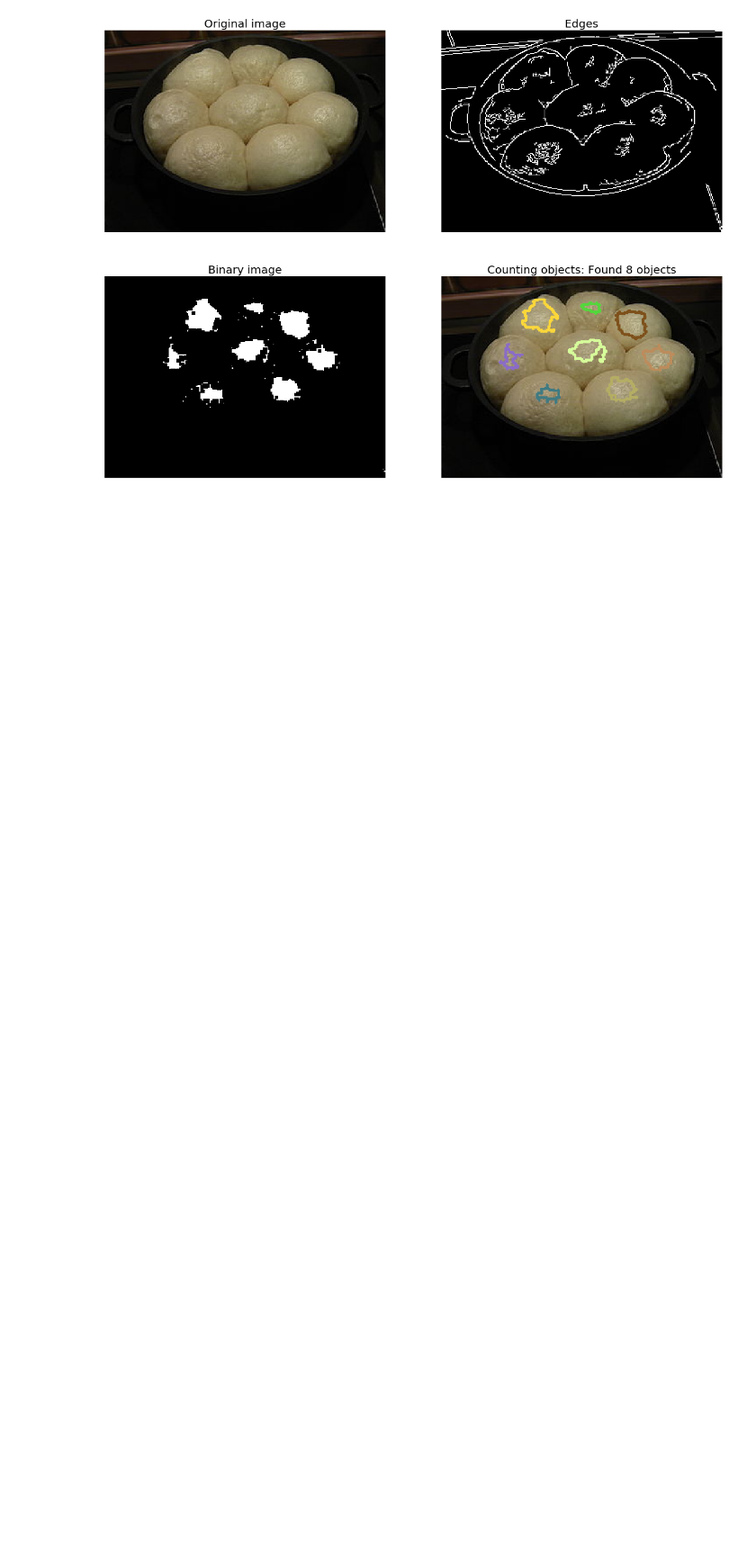
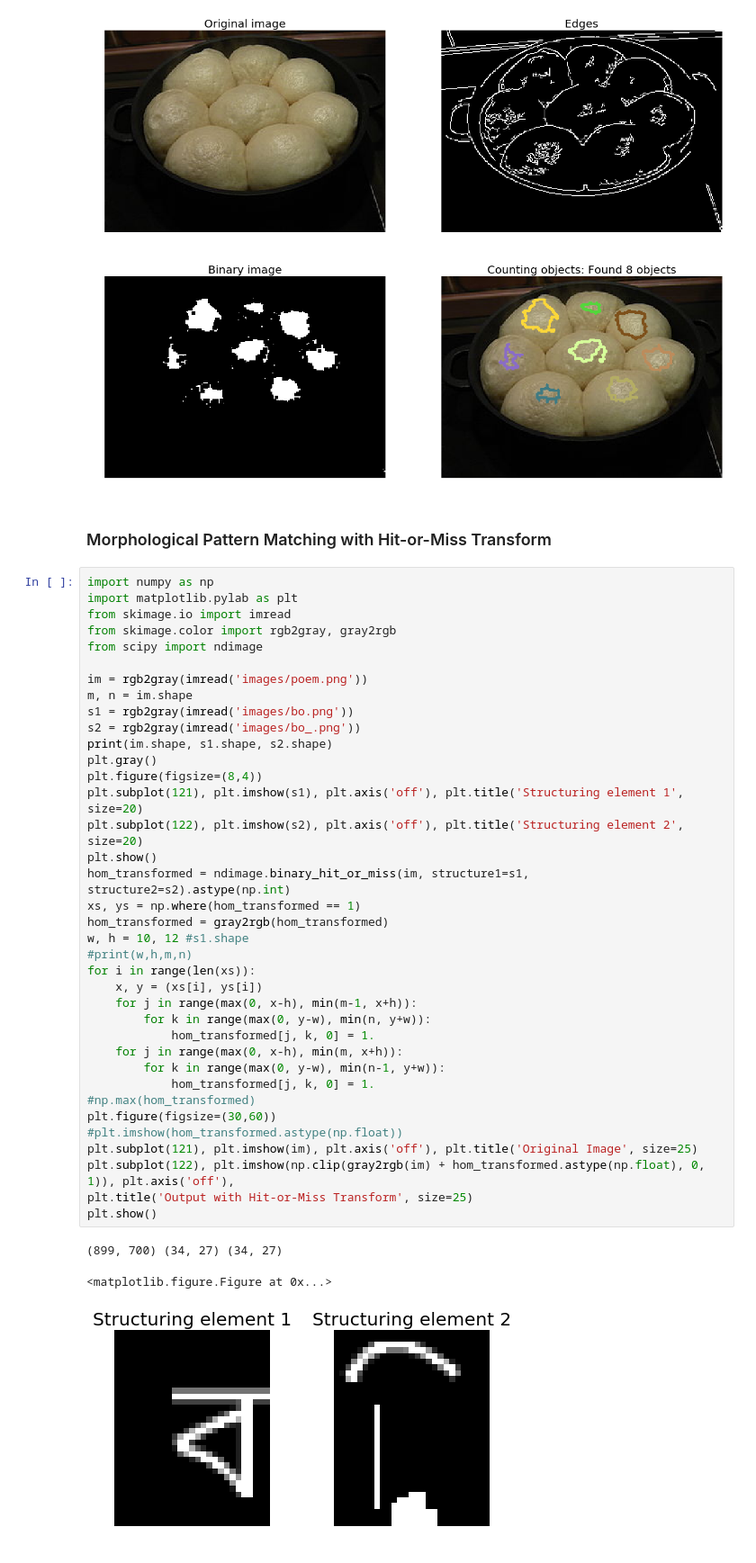
Before and after one commit to PacktPublishing/Python-Image-Processing-Cookbook, a Jupyter notebook: Chapter 04/Chapter 04.ipynb, the cells around one changed output. Shown: that part at 90% size. Saved outputs shown, nothing was run; the diff lists cells and outputs as text; blank space fills up the shorter version.

```diff
--- a/Chapter 04/Chapter 04.ipynb
+++ b/Chapter 04/Chapter 04.ipynb
@@ -39,3 +39,46 @@ plt.subplot(224), plt.imshow(cv2.cvtColor(output, cv2.COLOR_BGR2RGB)), plt.axis(
 plt.show()
 # %% [output]
 [figure]
+# %% [markdown]
+### Morphological Pattern Matching with Hit-or-Miss Transform
+# %%
+import numpy as np
+import matplotlib.pylab as plt
+from skimage.io import imread
+from skimage.color import rgb2gray, gray2rgb
+from scipy import ndimage
+
+im = rgb2gray(imread('images/poem.png'))
+m, n = im.shape
+s1 = rgb2gray(imread('images/bo.png'))
+s2 = rgb2gray(imread('images/bo_.png'))
+print(im.shape, s1.shape, s2.shape)
+plt.gray()
+plt.figure(figsize=(8,4))
+plt.subplot(121), plt.imshow(s1), plt.axis('off'), plt.title('Structuring element 1', size=20)
+plt.subplot(122), plt.imshow(s2), plt.axis('off'), plt.title('Structuring element 2', size=20)
+plt.show()
+hom_transformed = ndimage.binary_hit_or_miss(im, structure1=s1, structure2=s2).astype(np.int)
+xs, ys = np.where(hom_transformed == 1)
+hom_transformed = gray2rgb(hom_transformed)
+w, h = 10, 12 #s1.shape
+#print(w,h,m,n)
+for i in range(len(xs)):
+    x, y = (xs[i], ys[i])
+    for j in range(max(0, x-h), min(m-1, x+h)):
+        for k in range(max(0, y-w), min(n, y+w)):
+            hom_transformed[j, k, 0] = 1.
+    for j in range(max(0, x-h), min(m, x+h)):
+        for k in range(max(0, y-w), min(n-1, y+w)):
+            hom_transformed[j, k, 0] = 1.
+#np.max(hom_transformed)
+plt.figure(figsize=(30,60))
+#plt.imshow(hom_transformed.astype(np.float))
+plt.subplot(121), plt.imshow(im), plt.axis('off'), plt.title('Original Image', size=25)
+plt.subplot(122), plt.imshow(np.clip(gray2rgb(im) + hom_transformed.astype(np.float), 0, 1)), plt.axis('off'),
+plt.title('Output with Hit-or-Miss Transform', size=25)
+plt.show()
+# %% [output]
+(899, 700) (34, 27) (34, 27)
+<matplotlib.figure.Figure at 0x...>
+[figure, added]
```
Also changed, not shown: parts of 1 cell of this notebook, 5 other files.
